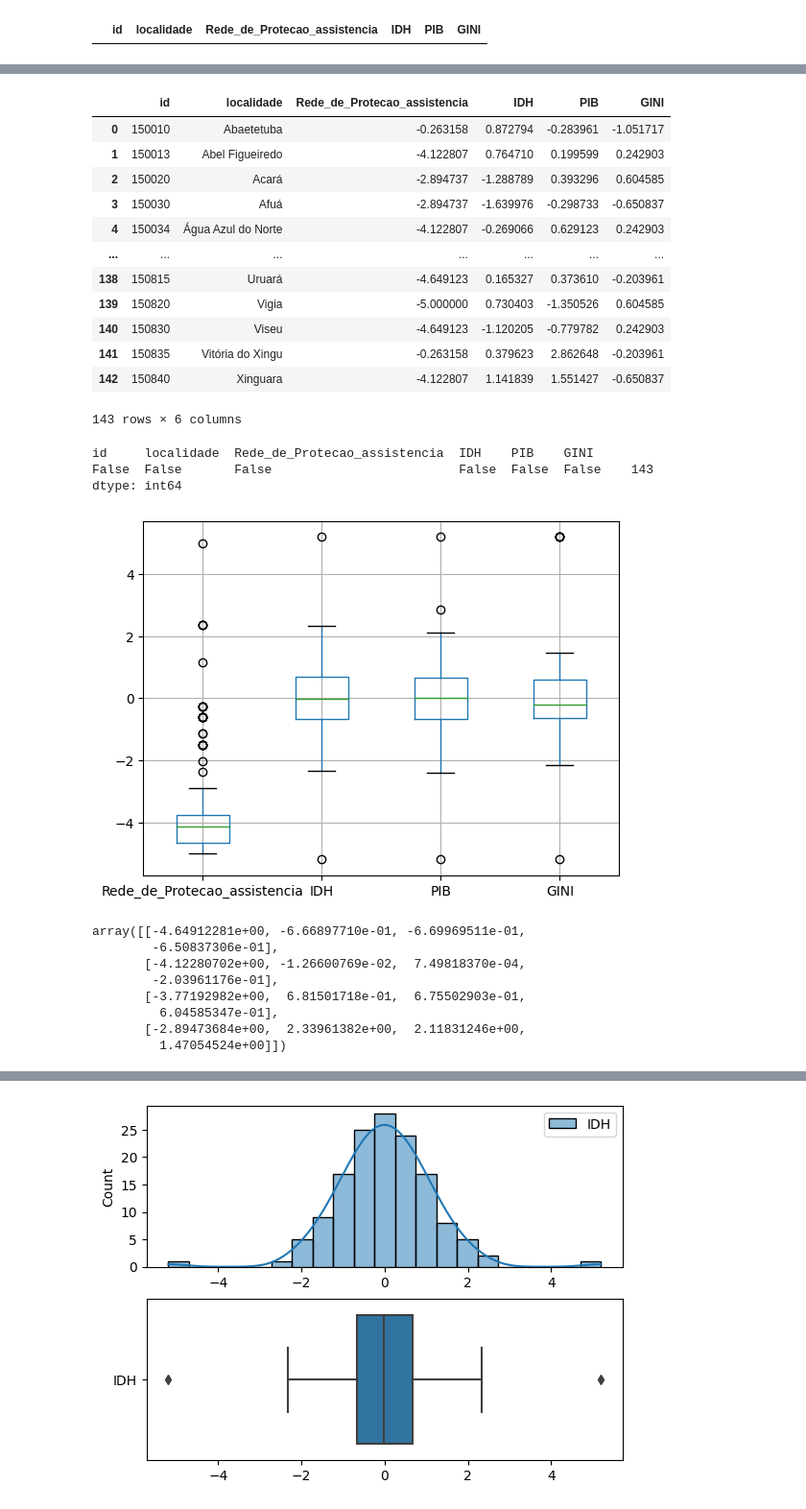
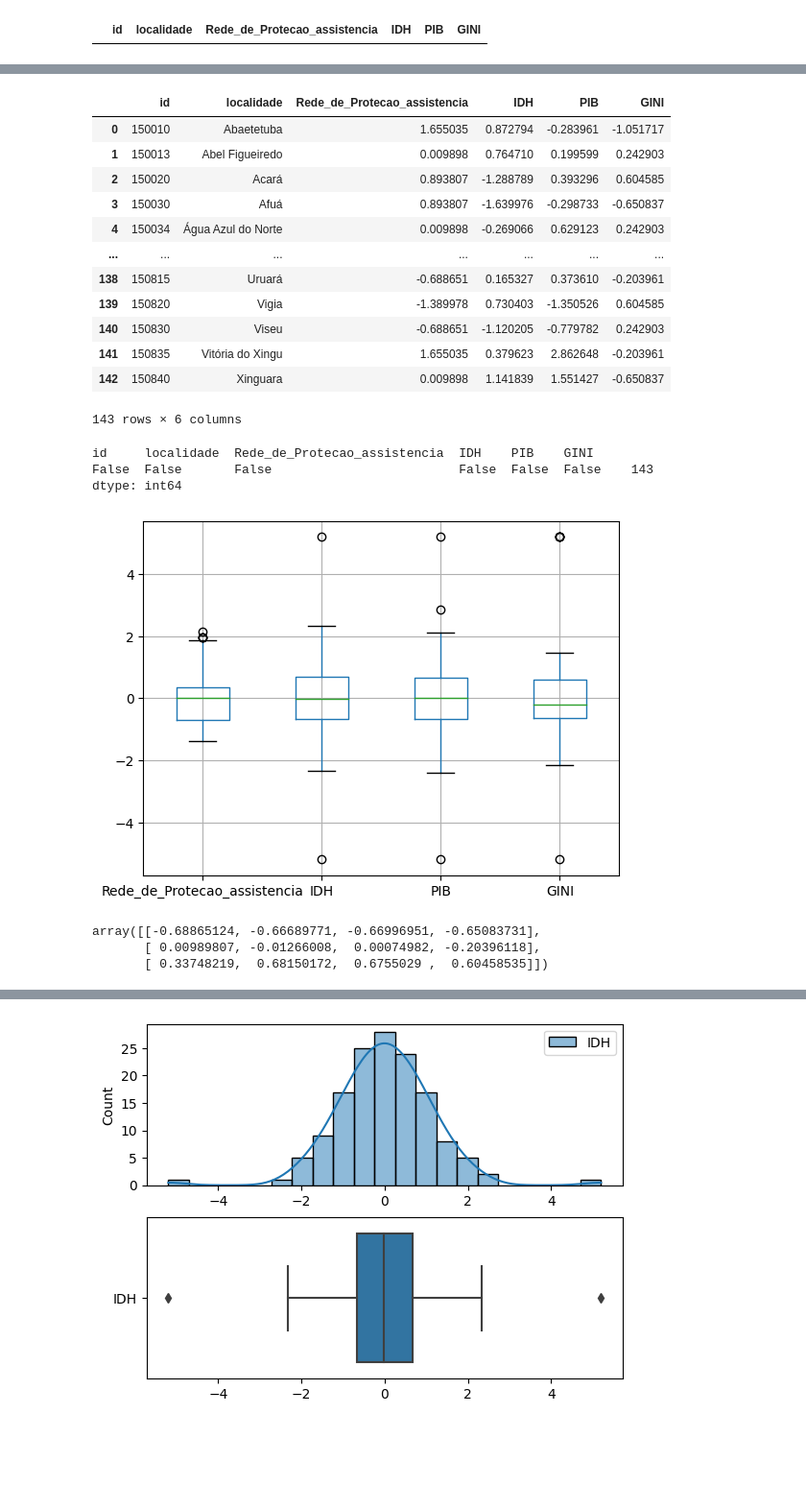
Before and after one commit to jlucioDev/woman_victims_v2, a Jupyter notebook: main.ipynb, the cells around one changed output, grey strips where cells are left out. Shown at 96% size. Cells and saved outputs as stored; diff of their text form; code cells hidden in the pictures; blank space fills up the shorter version.

```diff
--- a/main.ipynb
+++ b/main.ipynb
@@ -207,12 +207,12 @@ import numpy as np
 rng = np.random.RandomState(10)
 
 scaler1 = preprocessing.MinMaxScaler(feature_range=(-5,5))
-scaler2 = preprocessing.QuantileTransformer(n_quantiles=100, output_distribution="normal", random_state=12, copy=True)
+scaler2 = preprocessing.QuantileTransformer(n_quantiles=100, output_distribution="normal", random_state=48, copy=True)
 scaler3 = preprocessing.PowerTransformer(method="yeo-johnson")
 # transform training data & save lambda value
 
 
-d1 = scaler1.fit_transform(df_munic.iloc[:,2:3])
+d1 = scaler3.fit_transform(df_munic.iloc[:,2:3])
 d2 = scaler2.fit_transform(df_munic.iloc[:,3:4])
 d3 = scaler2.fit_transform(df_munic.iloc[:,4:5])
 d4 = scaler2.fit_transform(df_munic.iloc[:,5:6])
@@ -296,17 +296,17 @@ scaled_df.describe()
 scaled_df
 # %% [output]
 |  | id | localidade | Rede_de_Protecao_assistencia | IDH | PIB | GINI |
-| 0 | 150010 | Abaetetuba | -0.263158 | 0.872794 | -0.283961 | -1.051717 |
-| 1 | 150013 | Abel Figueiredo | -4.122807 | 0.764710 | 0.199599 | 0.242903 |
-| 2 | 150020 | Acará | -2.894737 | -1.288789 | 0.393296 | 0.604585 |
-| 3 | 150030 | Afuá | -2.894737 | -1.639976 | -0.298733 | -0.650837 |
-| 4 | 150034 | Água Azul do Norte | -4.122807 | -0.269066 | 0.629123 | 0.242903 |
+| 0 | 150010 | Abaetetuba | 1.655035 | 0.872794 | -0.283961 | -1.051717 |
+| 1 | 150013 | Abel Figueiredo | 0.009898 | 0.764710 | 0.199599 | 0.242903 |
+| 2 | 150020 | Acará | 0.893807 | -1.288789 | 0.393296 | 0.604585 |
+| 3 | 150030 | Afuá | 0.893807 | -1.639976 | -0.298733 | -0.650837 |
+| 4 | 150034 | Água Azul do Norte | 0.009898 | -0.269066 | 0.629123 | 0.242903 |
 | ... | ... | ... | ... | ... | ... | ... |
-| 138 | 150815 | Uruará | -4.649123 | 0.165327 | 0.373610 | -0.203961 |
-| 139 | 150820 | Vigia | -5.000000 | 0.730403 | -1.350526 | 0.604585 |
-| 140 | 150830 | Viseu | -4.649123 | -1.120205 | -0.779782 | 0.242903 |
-| 141 | 150835 | Vitória do Xingu | -0.263158 | 0.379623 | 2.862648 | -0.203961 |
-| 142 | 150840 | Xinguara | -4.122807 | 1.141839 | 1.551427 | -0.650837 |
+| 138 | 150815 | Uruará | -0.688651 | 0.165327 | 0.373610 | -0.203961 |
+| 139 | 150820 | Vigia | -1.389978 | 0.730403 | -1.350526 | 0.604585 |
+| 140 | 150830 | Viseu | -0.688651 | -1.120205 | -0.779782 | 0.242903 |
+| 141 | 150835 | Vitória do Xingu | 1.655035 | 0.379623 | 2.862648 | -0.203961 |
+| 142 | 150840 | Xinguara | 0.009898 | 1.141839 | 1.551427 | -0.650837 |
 143 rows × 6 columns
 # %%
 scaled_df.isna().value_counts()
@@ -353,7 +353,7 @@ def create_boxplot(dataset):
 
 def print_limits(dataset) -> np.array:
 
-    res = np.zeros((4, 4))
+    res = np.zeros((3, 4))
 
     #boxplot create
     _, bp = pd.DataFrame.boxplot(dataset, return_type='both')
@@ -363,48 +363,53 @@ def print_limits(dataset) -> np.array:
     medians = [median.get_ydata() for median in bp["medians"]] # Mediana
     whiskers = [whiskers.get_ydata() for whiskers in bp["whiskers"]] # Q1 Q3 LimSup LimInf
     plt.show()
+
+    #print(f"caps: {caps}")
+    #print(f"outliers: {outliers}")
+    #print(f"boxes: {boxes}")
+    #print(f"medians: {medians}")
+    #print(f"whiskers: {whiskers}")
+
 
     cont = 0
     for c in range(0, len(whiskers), 2):
         lower_range = whiskers[c][1]
 
         Q1 = whiskers[c][0]
         M = medians[cont][0]
         Q3 = whiskers[c+1][0]
 
         upper_range = whiskers[c+1][1]
 
 
-
         # res[0][cont] = lower_range
         # res[1][cont] = Q1
         # res[2][cont] = M
         # res[3][cont] = Q3
         # res[4][cont] = upper_range
 
+        # res[0][cont] = Q1
+        # res[1][cont] = M
+        # res[2][cont] = Q3
+        # res[3][cont] = upper_range
+
         res[0][cont] = Q1
         res[1][cont] = M
         res[2][cont] = Q3
-        res[3][cont] = upper_range
 
 
         cont += 1
 
 
     return res
 
 
 print_limits(scaled_df.iloc[:,2:6])
 # %% [output]
-[figure, old version]
+[figure, new version]
-array([[-4.64912281e+00, -6.66897710e-01, -6.69969511e-01,
-        -6.50837306e-01],
-       [-4.12280702e+00, -1.26600769e-02,  7.49818370e-04,
-        -2.03961176e-01],
-       [-3.77192982e+00,  6.81501718e-01,  6.75502903e-01,
-         6.04585347e-01],
-       [-2.89473684e+00,  2.33961382e+00,  2.11831246e+00,
-         1.47054524e+00]])
+array([[-0.68865124, -0.66689771, -0.66996951, -0.65083731],
+       [ 0.00989807, -0.01266008,  0.00074982, -0.20396118],
+       [ 0.33748219,  0.68150172,  0.6755029 ,  0.60458535]])
 # %%
 
 dplot = scaled_df.iloc[:,2:3]
```
Also changed, not shown: parts of 17 cells of this notebook.
